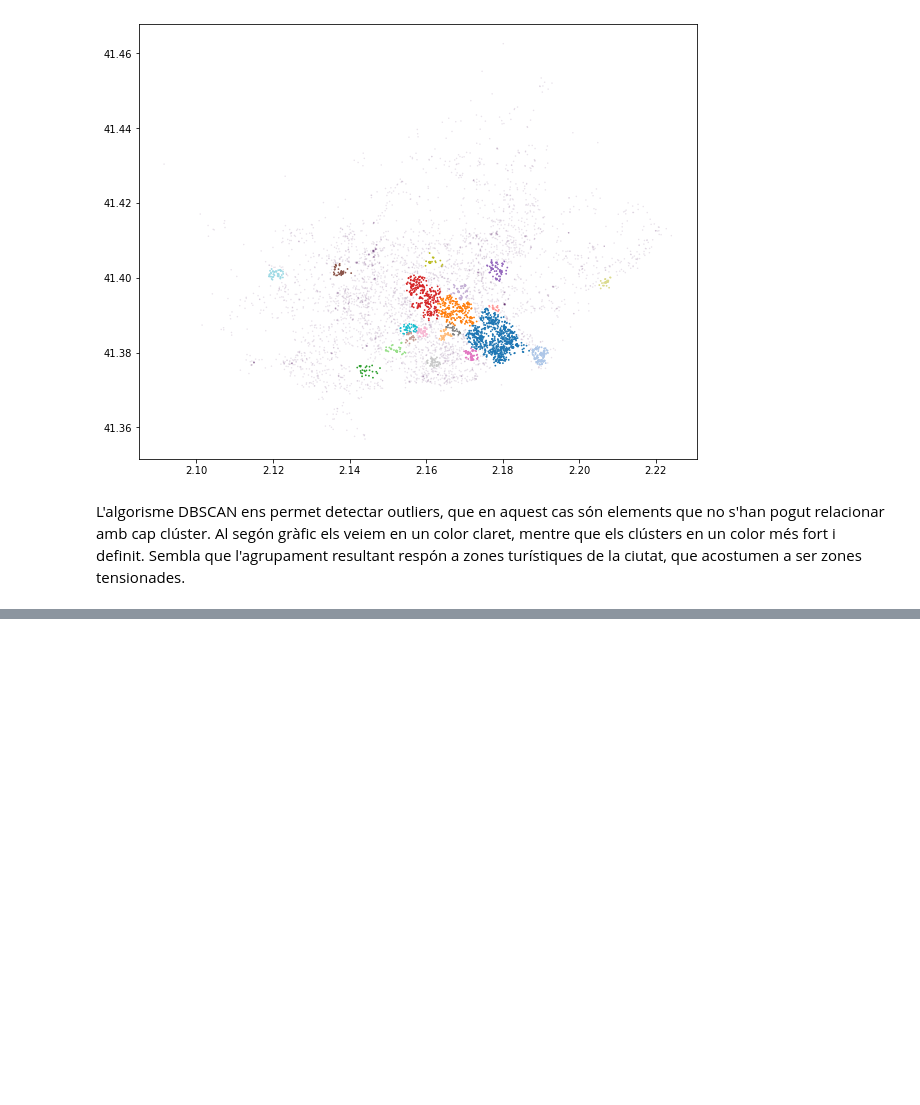
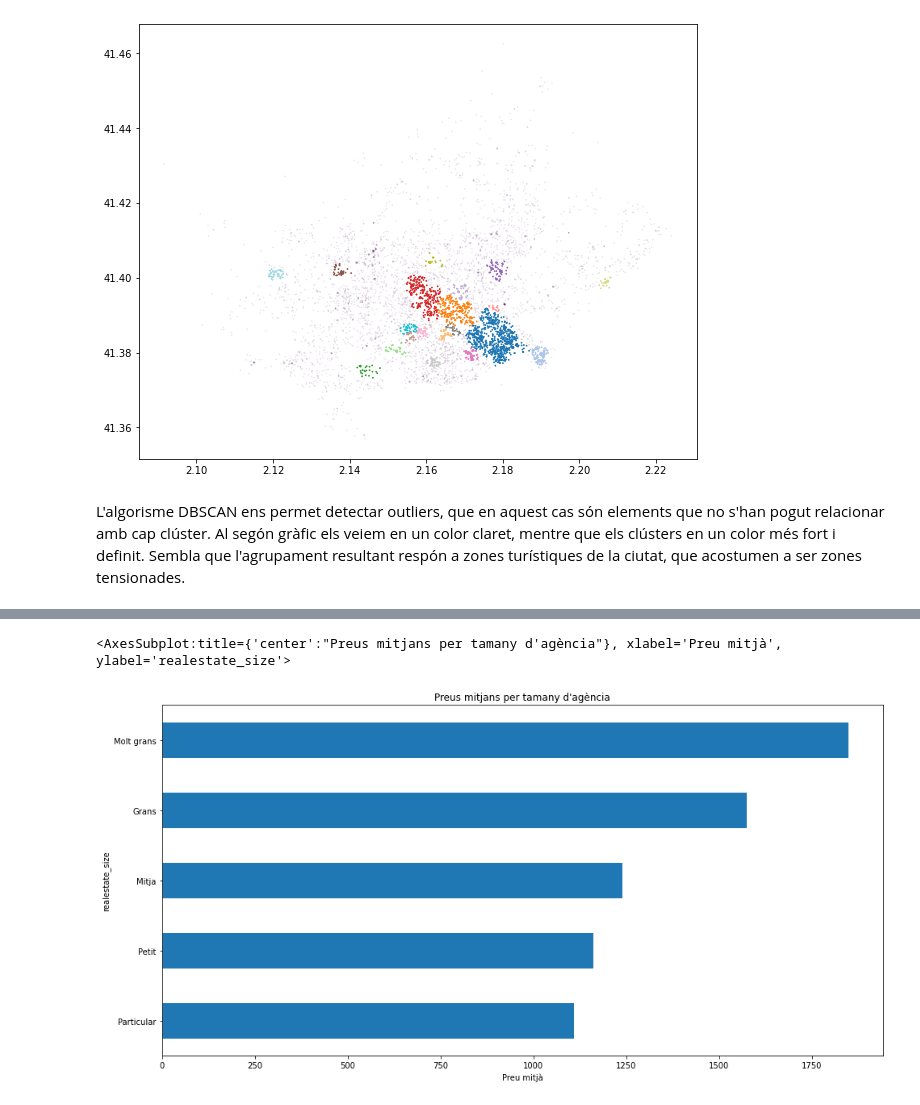
Before and after one commit to xordi/TPCD_Practica2, a Jupyter notebook: src/notebook.ipynb, the cells around one changed output, grey strips where cells are left out. Saved outputs shown, nothing was run; the diff lists cells and outputs as text; code cells hidden in the pictures; blank space fills up the shorter version.

```diff
--- a/src/notebook.ipynb
+++ b/src/notebook.ipynb
@@ -774,0 +791,8 @@ L'algorisme DBSCAN ens permet detectar outliers, que en aquest cas són elements
+# %%
+realestate_size_mean_price = apartments[['realestate_size', 'price']].groupby('realestate_size')['price'].mean().sort_values()
+fig = plt.figure(figsize=(16, 8))
+plt.xlabel('Preu mitjà')
+realestate_size_mean_price.plot.barh(title="Preus mitjans per tamany d'agència")
+# %% [output]
+<AxesSubplot:title={'center':"Preus mitjans per tamany d'agència"}, xlabel='Preu mitjà', ylabel='realestate_size'>
+[figure, added]
```
Also changed, not shown: parts of 15 cells of this notebook.
